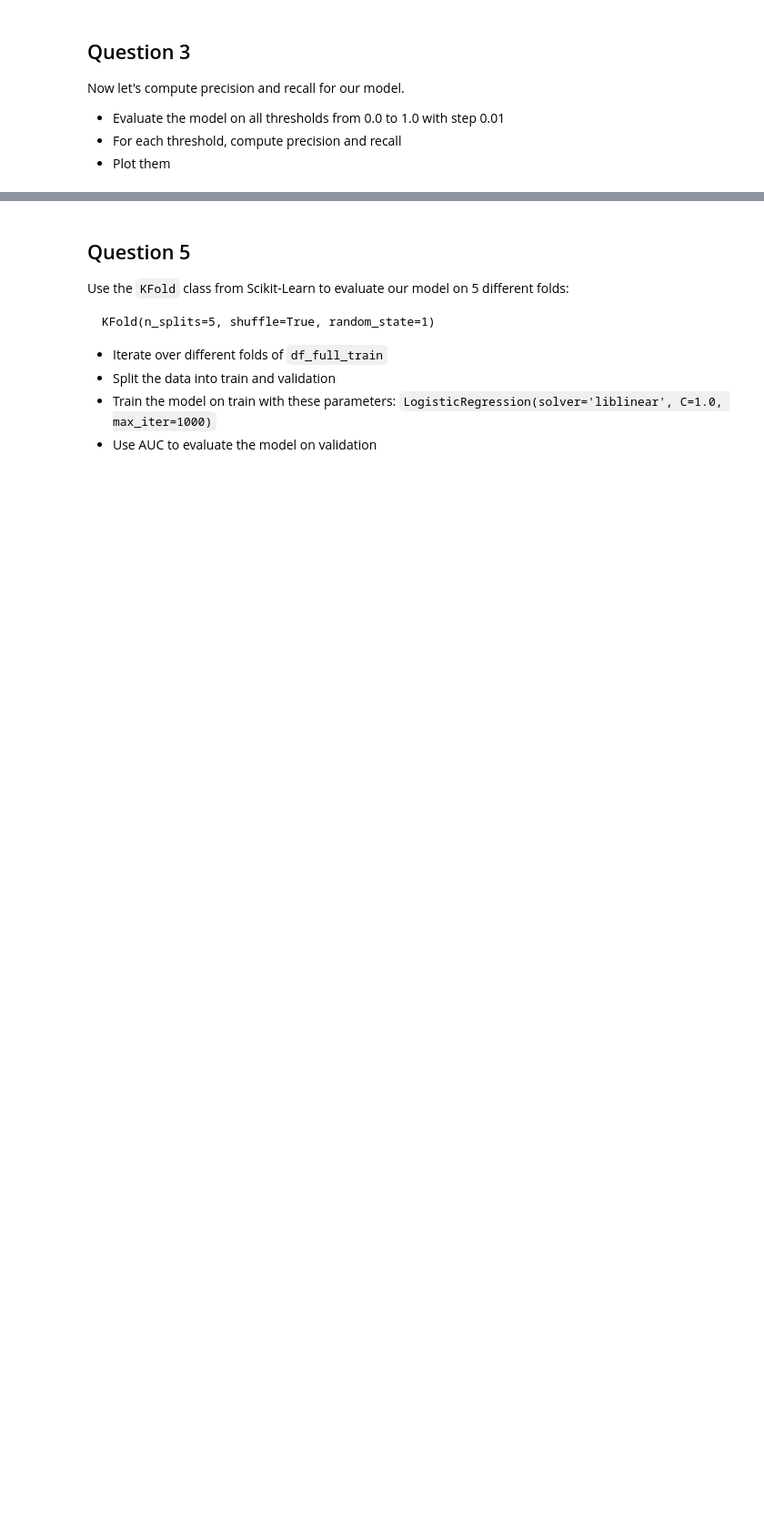
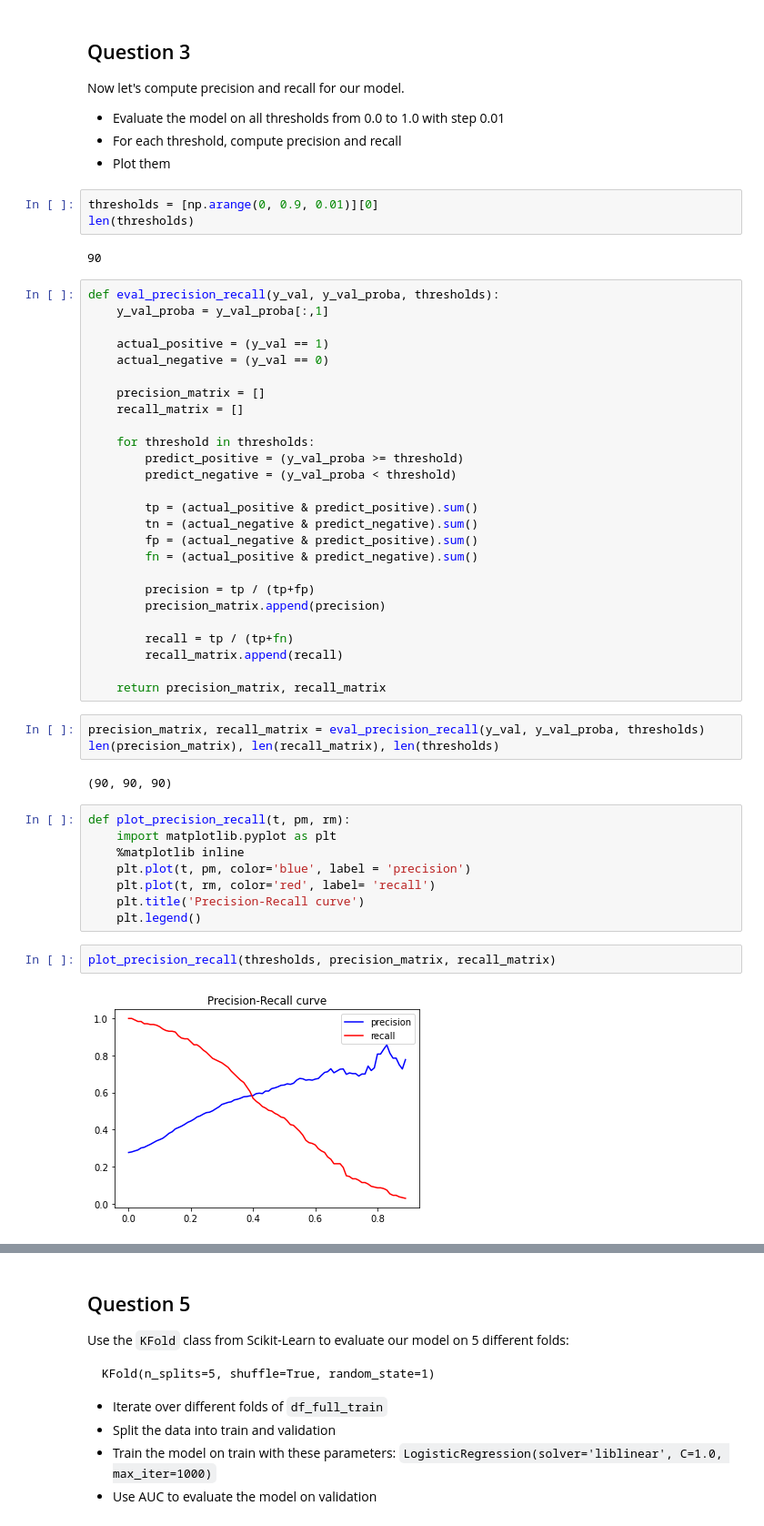
Before and after one commit to ada-nai/ag-mlcamp, a Jupyter notebook: chapter-4/hw-4-metrics.ipynb, the cells around one changed output, grey strips where cells are left out. Shown: that part at 91% size. Saved outputs shown, nothing was run; the diff lists cells and outputs as text; blank space fills up the shorter version.

```diff
--- a/chapter-4/hw-4-metrics.ipynb
+++ b/chapter-4/hw-4-metrics.ipynb
@@ -214,6 +293,54 @@ Now let's compute precision and recall for our model.
 * Evaluate the model on all thresholds from 0.0 to 1.0 with step 0.01
 * For each threshold, compute precision and recall
 * Plot them
+# %%
+thresholds = [np.arange(0, 0.9, 0.01)][0]
+len(thresholds)
+# %% [output]
+90
+# %%
+def eval_precision_recall(y_val, y_val_proba, thresholds):
+    y_val_proba = y_val_proba[:,1]
+
+    actual_positive = (y_val == 1)
+    actual_negative = (y_val == 0)
+
+    precision_matrix = []
+    recall_matrix = []
+
+    for threshold in thresholds:
+        predict_positive = (y_val_proba >= threshold)
+        predict_negative = (y_val_proba < threshold)
+
+        tp = (actual_positive & predict_positive).sum()
+        tn = (actual_negative & predict_negative).sum()
+        fp = (actual_negative & predict_positive).sum()
+        fn = (actual_positive & predict_negative).sum()
+
+        precision = tp / (tp+fp)
+        precision_matrix.append(precision)
+
+        recall = tp / (tp+fn)
+        recall_matrix.append(recall)
+
+    return precision_matrix, recall_matrix
+# %%
+precision_matrix, recall_matrix = eval_precision_recall(y_val, y_val_proba, thresholds)
+len(precision_matrix), len(recall_matrix), len(thresholds)
+# %% [output]
+(90, 90, 90)
+# %%
+def plot_precision_recall(t, pm, rm):
+    import matplotlib.pyplot as plt
+    %matplotlib inline
+    plt.plot(t, pm, color='blue', label = 'precision')
+    plt.plot(t, rm, color='red', label= 'recall')
+    plt.title('Precision-Recall curve')
+    plt.legend()
+# %%
+plot_precision_recall(thresholds, precision_matrix, recall_matrix)
+# %% [output]
+[figure, added]
 # %% [markdown]
 At which threshold precision and recall curves intersect?
 
```
Also changed, not shown: parts of 30 cells of this notebook, 2 other files.
